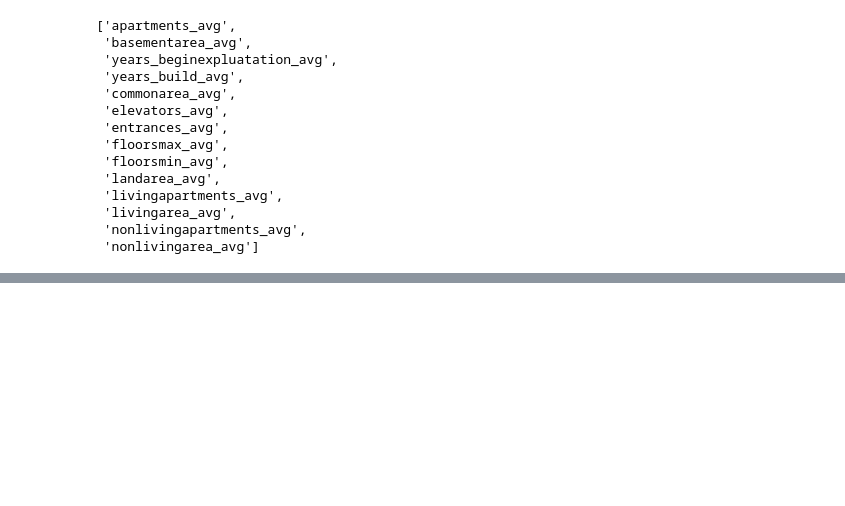
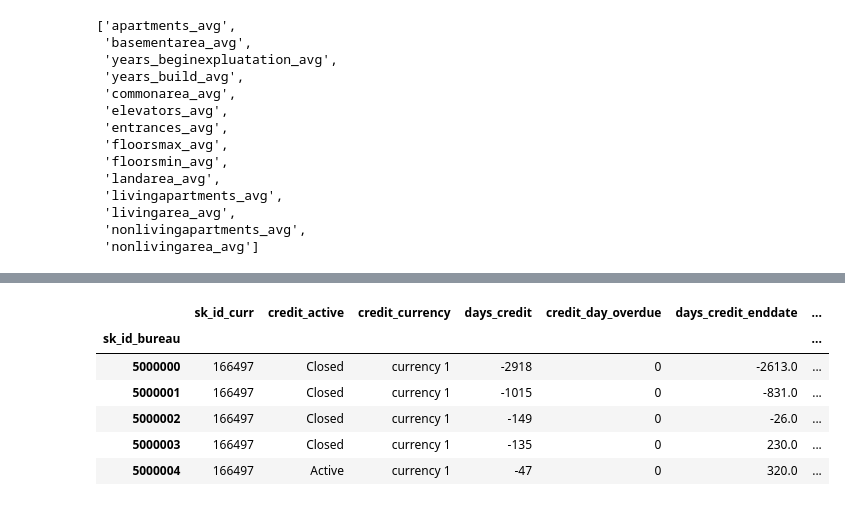
Before and after one commit to xcao38/data_mining_pjt, a Jupyter notebook: credit_defult_risk.ipynb, the cells around one changed output, grey strips where cells are left out. Cells and saved outputs as stored; diff of their text form; code cells hidden in the pictures; blank space fills up the shorter version.

```diff
--- a/credit_defult_risk.ipynb
+++ b/credit_defult_risk.ipynb
@@ -261,0 +264,2 @@ bureau = pd.read_csv(os.path.join(data_path,"bureau.csv"))
+# %%
+bureau = clean_column_names(bureau)
@@ -263,0 +318,2 @@ bureau_balance = pd.read_csv(os.path.join(data_path,"bureau_balance.csv"))
+# %%
+bureau_balance = clean_column_names(bureau_balance)
@@ -263,0 +335,2 @@ bureau_balance = pd.read_csv(os.path.join(data_path,"bureau_balance.csv"))
+# %%
+joined = bureau.set_index('sk_id_bureau').join(bureau_balance.set_index(['sk_id_bureau']))
@@ -263,0 +352,10 @@ bureau_balance = pd.read_csv(os.path.join(data_path,"bureau_balance.csv"))
+# %%
+joined.head()
+# %% [output]
+|  | sk_id_curr | credit_active | credit_currency | days_credit | credit_day_overdue | days_credit_enddate | ... |
+| sk_id_bureau |  |  |  |  |  |  | ... |
+| 5000000 | 166497 | Closed | currency 1 | -2918 | 0 | -2613.0 | ... |
+| 5000001 | 166497 | Closed | currency 1 | -1015 | 0 | -831.0 | ... |
+| 5000002 | 166497 | Closed | currency 1 | -149 | 0 | -26.0 | ... |
+| 5000003 | 166497 | Closed | currency 1 | -135 | 0 | 230.0 | ... |
+| 5000004 | 166497 | Active | currency 1 | -47 | 0 | 320.0 | ... |
```
Also changed, not shown: parts of 23 cells of this notebook.
